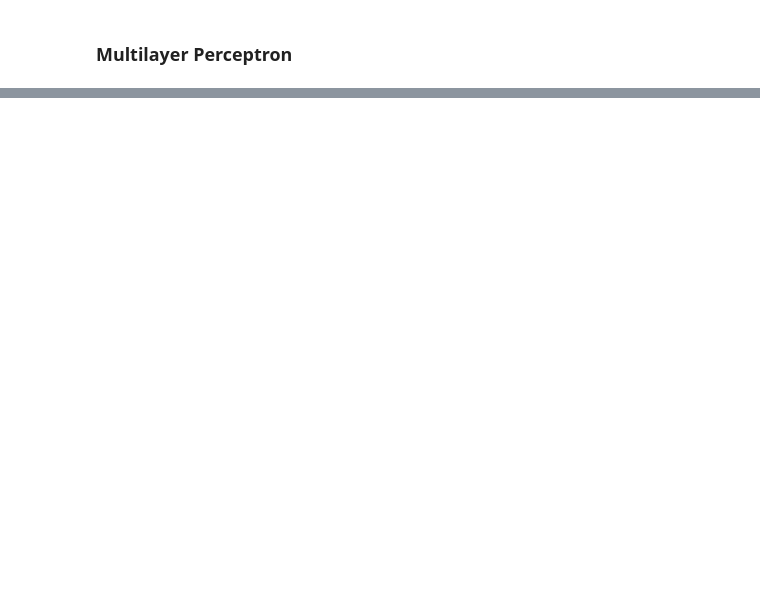
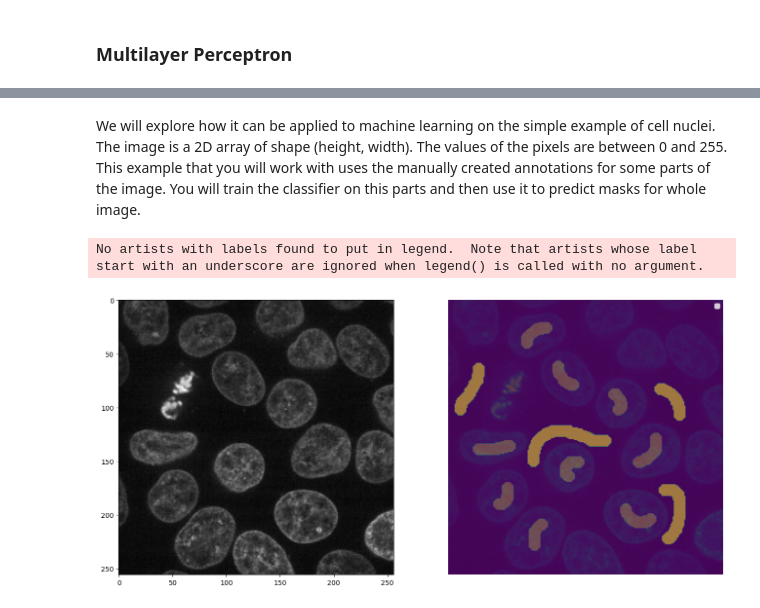
Before and after one commit to IMCF-Biocev/NNBA-2023, a Jupyter notebook: lecture.ipynb, the cells around one changed output, grey strips where cells are left out. Saved outputs shown, nothing was run; the diff lists cells and outputs as text; code cells hidden in the pictures; blank space fills up the shorter version.

```diff
--- a/lecture.ipynb
+++ b/lecture.ipynb
@@ -512,0 +559,30 @@ So, what about neural networks? Well, they are just a bunch of linear models com
+# %% [markdown]
+We will explore how it can be applied to machine learning on the simple example of cell nuclei. The image is a 2D array of shape (height, width). The values of the pixels are between 0 and 255. This example that you will work with uses the manually created annotations for some parts of the image. You will train the classifier on this parts and then use it to predict masks for whole image.
+# %%
+from skimage import data
+from tifffile import imread
+
+# Read 3D image
+img = data.cells3d()
+# Read 2D annotations
+annotations = imread('test.tif')
+# Select a single 2D plane and take only second channel
+img = img[31][1]
+
+# Plot the image and the annotations
+nuclei_mask = annotations == 2
+background_mask = annotations == 1
+
+# Create figure for 2 plots
+fig, ax = plt.subplots(1, 2, figsize=(16, 8))
+ax[1].imshow(img)
+ax[1].imshow(nuclei_mask, alpha=0.5, label='Nuclei')
+ax[1].imshow(background_mask, alpha=0.5, label='Background')
+ax[1].axis('off')
+ax[1].legend()
+
+ax[0].imshow(img, cmap='gray')
+plt.show()
+# %% [output]
+No artists with labels found to put in legend.  Note that artists whose label start with an underscore are ignored when legend() is called with no argument.
+[figure, added]
```
Also changed, not shown: parts of 46 cells of this notebook, 1 other file.
